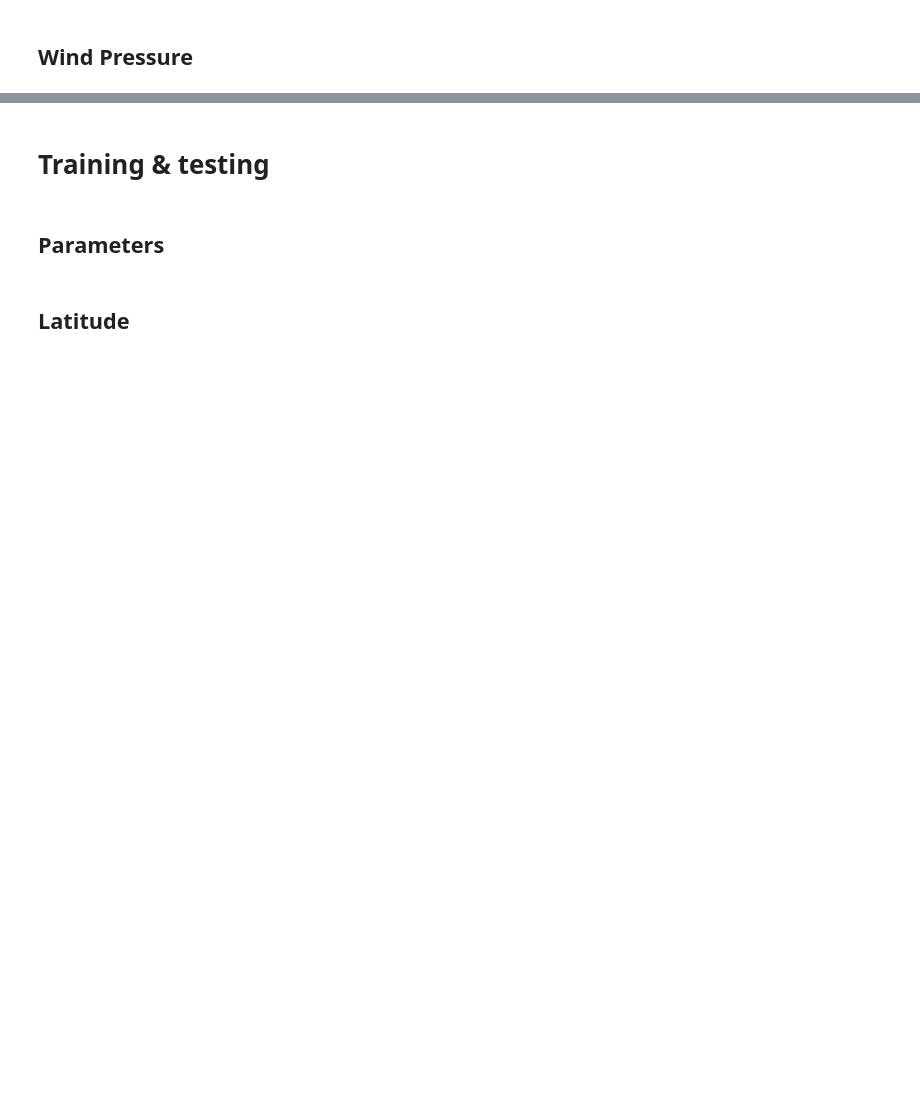
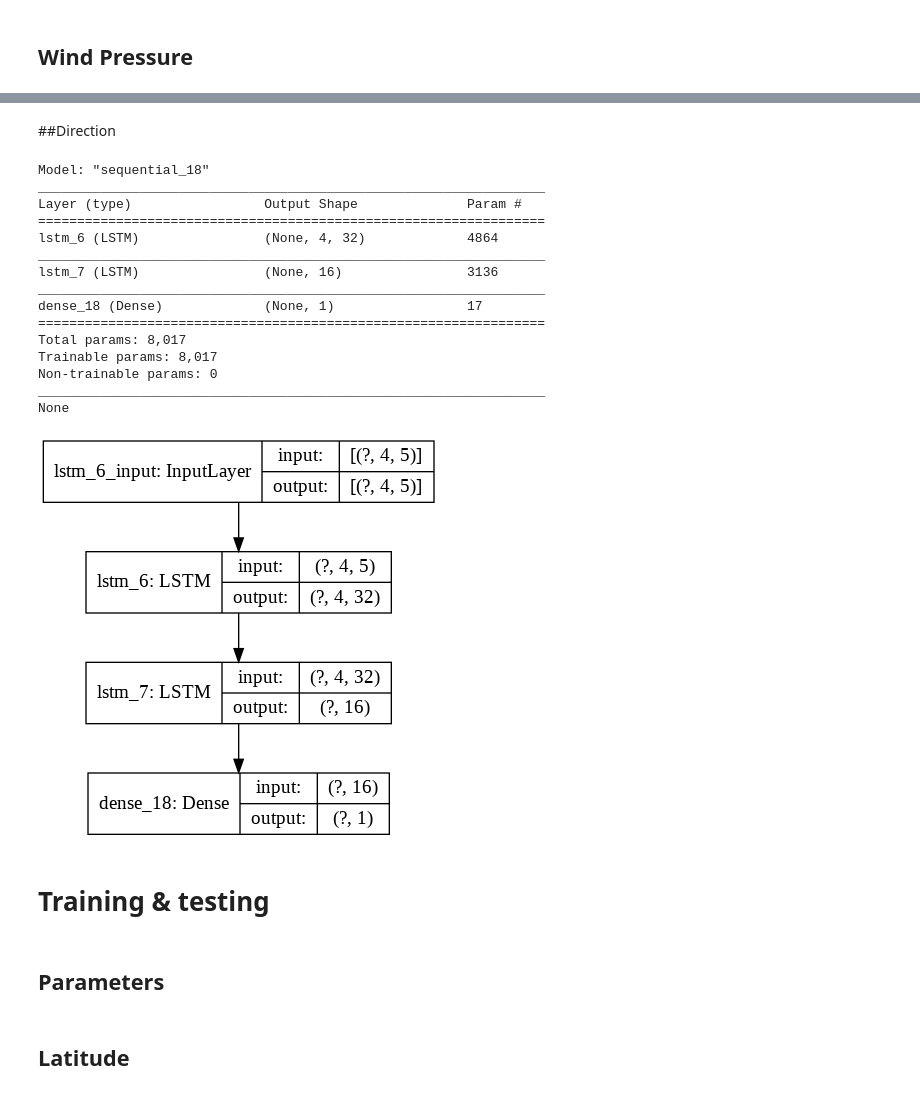
Before and after one commit to emma-howard/hurricane-project, a Jupyter notebook: storm_sorting/RNN_GRU.ipynb, the cells around one changed output, grey strips where cells are left out. Drawn from its saved outputs; the diff is of its cells as text; code cells hidden in the pictures; blank space fills up the shorter version.

```diff
--- a/storm_sorting/RNN_GRU.ipynb
+++ b/storm_sorting/RNN_GRU.ipynb
@@ -490,6 +282,7 @@ lat_index = 0
 long_index = 1
 wind_index = 2
 pres_index = 3
+dir_index = 4
 
 # Latitude
 x_train_lat, y_train_lat = setUpTrainingAndTestingData(0, TRAIN_SPLIT, feature = lat_index)
@@ -506,3 +299,7 @@ x_val_wind, y_val_wind = setUpTrainingAndTestingData(TRAIN_SPLIT, len(hurricane_
 # Wind Pressure
 x_train_pres, y_train_pres = setUpTrainingAndTestingData(0, TRAIN_SPLIT, feature = pres_index)
 x_val_pres, y_val_pres = setUpTrainingAndTestingData(TRAIN_SPLIT, len(hurricane_SID), pres_index)
+
+# Direction
+x_train_dir, y_train_dir = setUpTrainingAndTestingData(0, TRAIN_SPLIT, feature = dir_index)
+x_val_dir, y_val_dir = setUpTrainingAndTestingData(TRAIN_SPLIT, len(hurricane_SID), dir_index)
@@ -670,3 +472,33 @@ None
+# %% [markdown]
+##Direction
+# %%
+model_dir = tf.keras.models.Sequential()
+model_dir.add(tf.keras.layers.LSTM(32, return_sequences=True,
+                                       input_shape=x_train_dir.shape[-2:]))
+model_dir.add(tf.keras.layers.LSTM(16, activation="relu"))
+model_dir.add(tf.keras.layers.Dense(future_target))
+
+model_dir.compile(optimizer=tf.keras.optimizers.Adam(), loss='mae', metrics=["mae", "mse"])
+# %%
+print(model_dir.summary())
+tf.keras.utils.plot_model(model_dir, to_file='my_model.png', show_shapes=True, show_layer_names=True)
+# %% [output]
+Model: "sequential_18"
+_________________________________________________________________
+Layer (type)                 Output Shape              Param #
+=================================================================
+lstm_6 (LSTM)                (None, 4, 32)             4864
+_________________________________________________________________
+lstm_7 (LSTM)                (None, 16)                3136
+_________________________________________________________________
+dense_18 (Dense)             (None, 1)                 17
+=================================================================
+Total params: 8,017
+Trainable params: 8,017
+Non-trainable params: 0
+_________________________________________________________________
+None
+[figure, added]
 # %% [markdown]
 # Training & testing
 # %%
```
Also changed, not shown: parts of 68 cells of this notebook.
